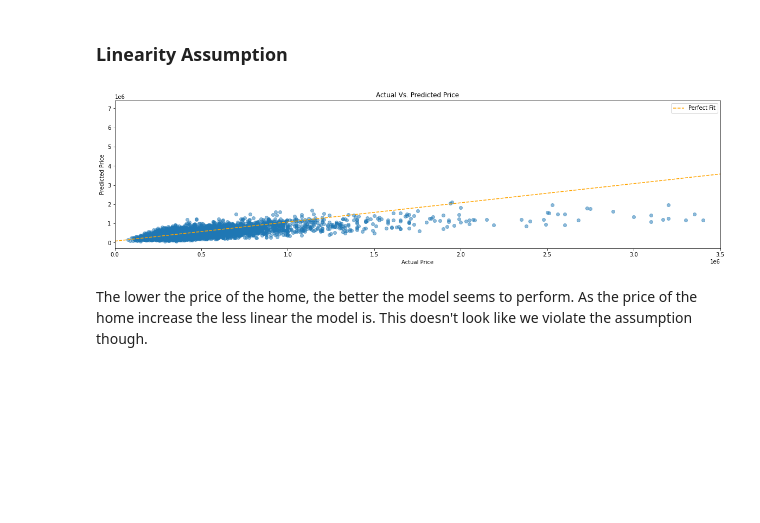
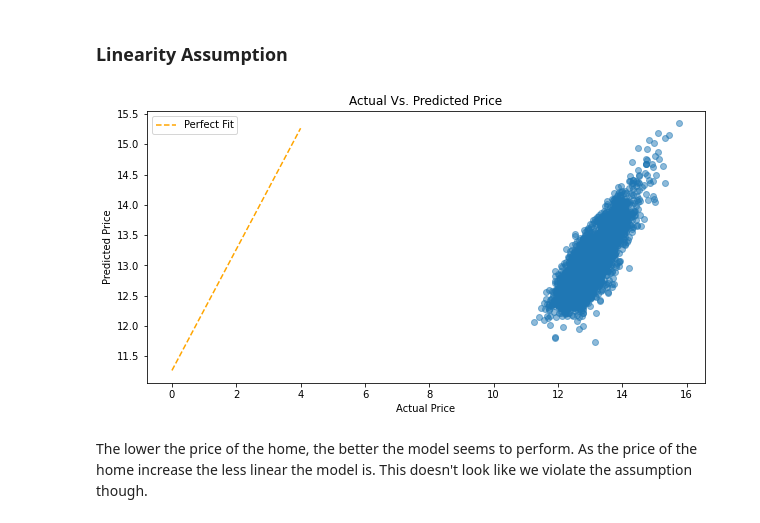
Before and after one commit to Dmvinedata/dsc-phase-2-project-v2-3, a Jupyter notebook: student.ipynb, the cells around one changed output. Saved outputs shown, nothing was run; the diff lists cells and outputs as text; code cells hidden in the pictures; blank space fills up the shorter version.

```diff
--- a/student.ipynb
+++ b/student.ipynb
@@ -686,8 +748,8 @@ Modeling second model after transformations occurred.
 linreg_sec = LinearRegression(normalize= True)
 
 #Fitting training data
-linreg_sec.fit(X_train_sec, y_train)
-linreg_sec.fit(X_test_sec, y_test)
+linreg_sec.fit(X_train_sec, y_train_log)
+linreg_sec.fit(X_test_sec, y_test_log)
 LinearRegression()
 # %% [output]
 LinearRegression()
@@ -852,7 +913,7 @@ model_for_RFECV = LinearRegression()
 
 # Instantiate and fit the selector
 selector = RFECV(model_for_RFECV, cv=splitter)
-selector.fit(X_train_for_RFECV, y_train)
+selector.fit(X_train_for_RFECV, y_train_log)
 
 
 # Print the results Ref: [Phase 2, Topic 20, Linear Regression Lab]
@@ -983,8 +1041,8 @@ third_scores = cross_validate(
 third_model = LinearRegression(normalize= True)
 
 #Fitting training data
-third_model.fit(X_train_third, y_train)
-third_model.fit(X_test_third, y_test)
+third_model.fit(X_train_third, y_train_log)
+third_model.fit(X_test_third, y_test_log)
 LinearRegression()
 # %% [output]
 LinearRegression()
@@ -1057,19 +1115,19 @@ X_test_final = X_test_third
 final_lin = LinearRegression()
 
 # Fit the model on X_train_final and y_train
-final_lin.fit(X_train_final, y_train)
+final_lin.fit(X_train_final, y_train_log)
 
 # Score the model on X_test_final and y_test
-train_final_score = final_lin.score(X_train_final, y_train)
-test_final_score = final_lin.score(X_test_final, y_test)
+train_final_score = final_lin.score(X_train_final, y_train_log)
+test_final_score = final_lin.score(X_test_final, y_test_log)
 
 #The train and test model predict the y predictors
 y_hat_train_fin = final_lin.predict(X_train_final)
 y_hat_test_fin = final_lin.predict(X_test_final)
 
 #Mean Square erorr of the known y and predictors
-train_rmse = mean_squared_error(y_train, y_hat_train_fin, squared= False)
-test_rmse = mean_squared_error(y_test, y_hat_test_fin, squared = False)
+train_rmse = mean_squared_error(y_train_log, y_hat_train_fin, squared= False)
+test_rmse = mean_squared_error(y_test_log, y_hat_test_fin, squared = False)
 # %%
 #Final RMSE and R2 Scores
 print('Train Mean Squared Error:', train_rmse)
@@ -1129,18 +1197,18 @@ It doesn't make sense that as the grade of the house increase, the price decreas
 # %% [markdown]
 ### Linearity Assumption
 # %%
-fig, ax = plt.subplots(figsize = (20,5))
+fig, ax = plt.subplots(figsize = (10,5))
 
-perfect_line = np.arange(y_test.min(), y_test.max())
+perfect_line = np.arange(y_test_log.min(), y_test_log.max())
 ax.plot(perfect_line, linestyle="--", color="orange", label="Perfect Fit")
-ax.scatter(y_test, y_hat_test, alpha=0.5)
+ax.scatter(y_test_log, y_hat_test_fin, alpha=0.5)
 ax.set_title("Actual Vs. Predicted Price")
 ax.set_xlabel("Actual Price")
 ax.set_ylabel("Predicted Price")
-plt.xlim([0, 3500000])
+#plt.xlim([0, 3500000])
 ax.legend();
 # %% [output]
-[figure, old version]
+[figure, new version]
 # %% [markdown]
  The lower the price of the home, the better the model seems to perform. As the price of the home increase the less linear the model is. This doesn't look like we violate the assumption though.
 # %% [markdown]
```
Also changed, not shown: parts of 78 cells of this notebook.
